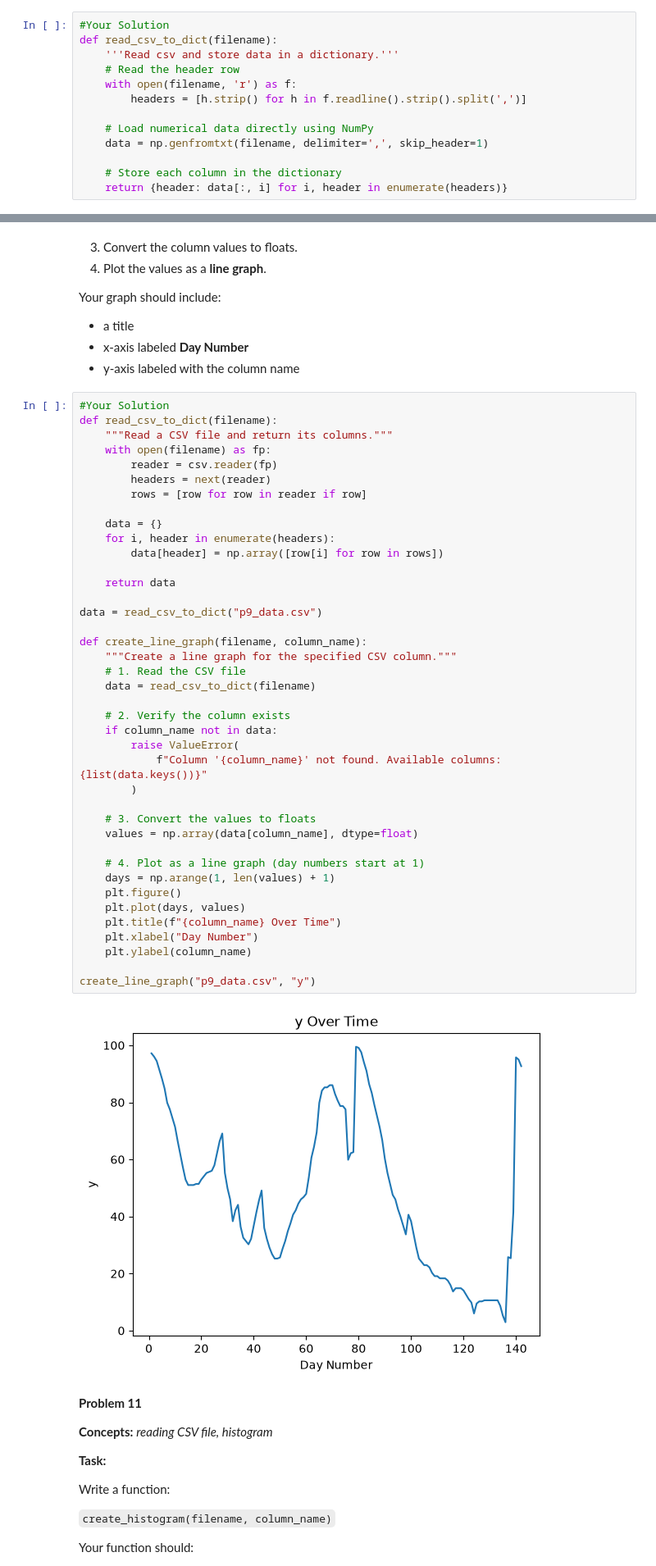
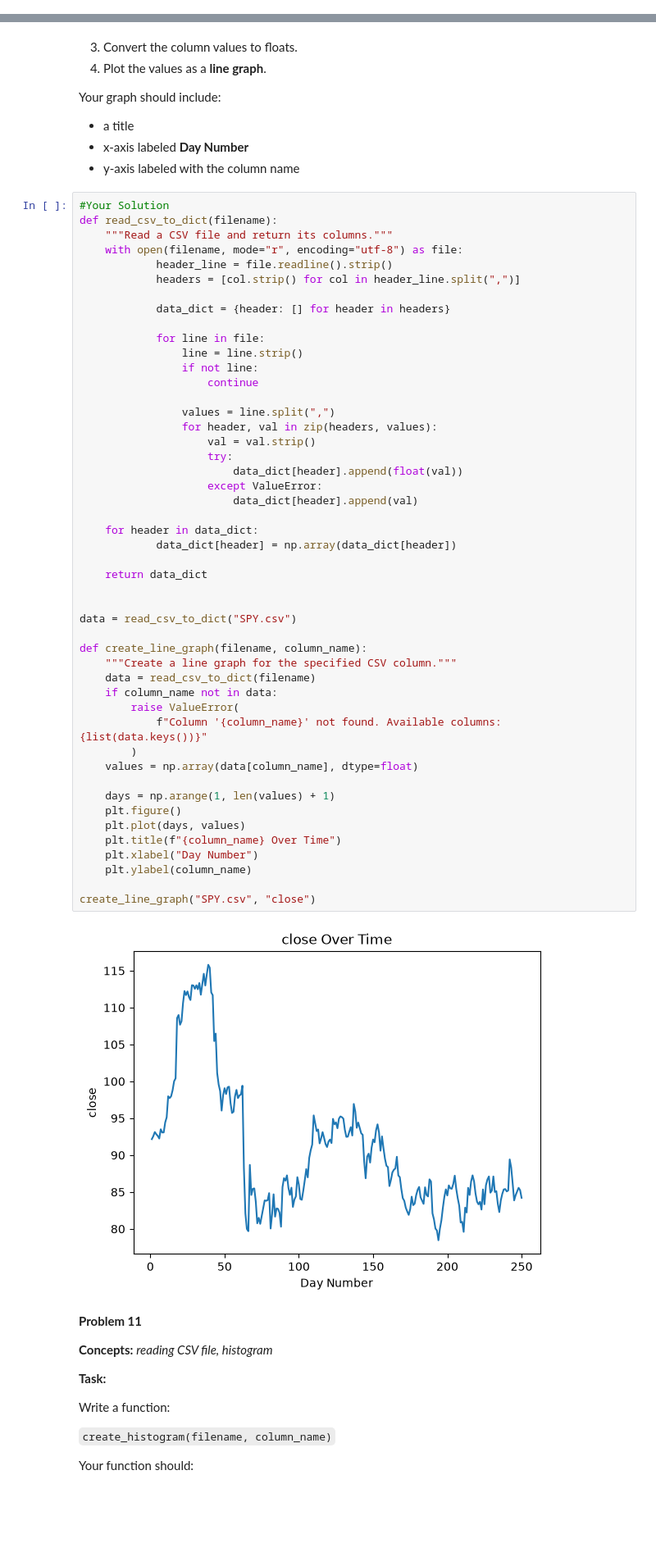
Before and after one commit to basseben/homework, a Jupyter notebook: week-09/homework.ipynb, the cells around one changed output, grey strips where cells are left out. Shown at 82% size. Drawn from its saved outputs; the diff is of its cells as text; blank space fills up the shorter version.

````diff
--- a/week-09/homework.ipynb
+++ b/week-09/homework.ipynb
@@ -123,16 +123,3 @@ Example structure:
    "volume": np.array([...])
 }
 ```
-# %%
-#Your Solution
-def read_csv_to_dict(filename):
-    '''Read csv and store data in a dictionary.'''
-    # Read the header row
-    with open(filename, 'r') as f:
-        headers = [h.strip() for h in f.readline().strip().split(',')]
-
-    # Load numerical data directly using NumPy
-    data = np.genfromtxt(filename, delimiter=',', skip_header=1)
-
-    # Store each column in the dictionary
-    return {header: data[:, i] for i, header in enumerate(headers)}
@@ -495,45 +537,53 @@ Your graph should include:
 # %%
 #Your Solution
 def read_csv_to_dict(filename):
     """Read a CSV file and return its columns."""
-    with open(filename) as fp:
-        reader = csv.reader(fp)
-        headers = next(reader)
-        rows = [row for row in reader if row]
+    with open(filename, mode="r", encoding="utf-8") as file:
+            header_line = file.readline().strip()
+            headers = [col.strip() for col in header_line.split(",")]
 
-    data = {}
-    for i, header in enumerate(headers):
-        data[header] = np.array([row[i] for row in rows])
+            data_dict = {header: [] for header in headers}
 
-    return data
+            for line in file:
+                line = line.strip()
+                if not line:
+                    continue
 
-data = read_csv_to_dict("p9_data.csv")
+                values = line.split(",")
+                for header, val in zip(headers, values):
+                    val = val.strip()
+                    try:
+                        data_dict[header].append(float(val))
+                    except ValueError:
+                        data_dict[header].append(val)
+
+    for header in data_dict:
+            data_dict[header] = np.array(data_dict[header])
+
+    return data_dict
+
+
+data = read_csv_to_dict("SPY.csv")
 
 def create_line_graph(filename, column_name):
     """Create a line graph for the specified CSV column."""
-    # 1. Read the CSV file
     data = read_csv_to_dict(filename)
-
-    # 2. Verify the column exists
     if column_name not in data:
         raise ValueError(
             f"Column '{column_name}' not found. Available columns: {list(data.keys())}"
         )
-
-    # 3. Convert the values to floats
     values = np.array(data[column_name], dtype=float)
 
-    # 4. Plot as a line graph (day numbers start at 1)
     days = np.arange(1, len(values) + 1)
     plt.figure()
     plt.plot(days, values)
     plt.title(f"{column_name} Over Time")
     plt.xlabel("Day Number")
     plt.ylabel(column_name)
 
-create_line_graph("p9_data.csv", "y")
+create_line_graph("SPY.csv", "close")
 # %% [output]
-[figure, old version]
+[figure, new version]
 # %% [markdown]
 **Problem 11**
 
````
Also changed, not shown: parts of 7 cells of this notebook.
